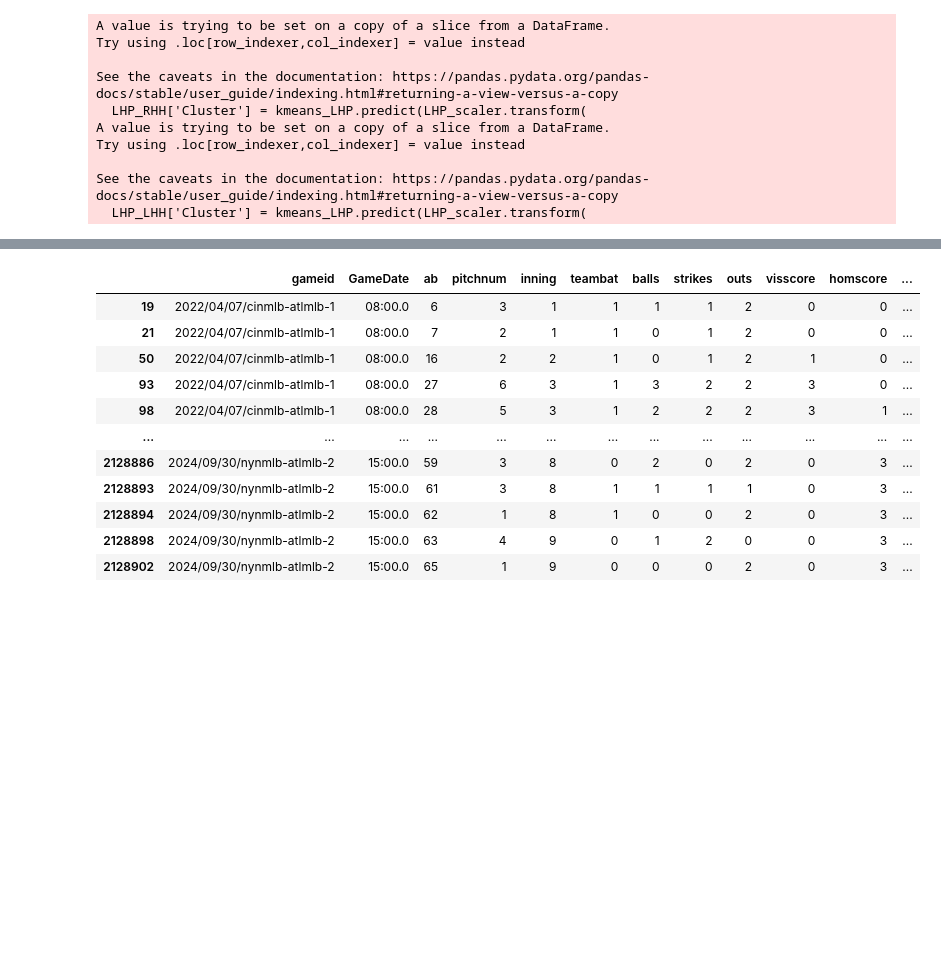
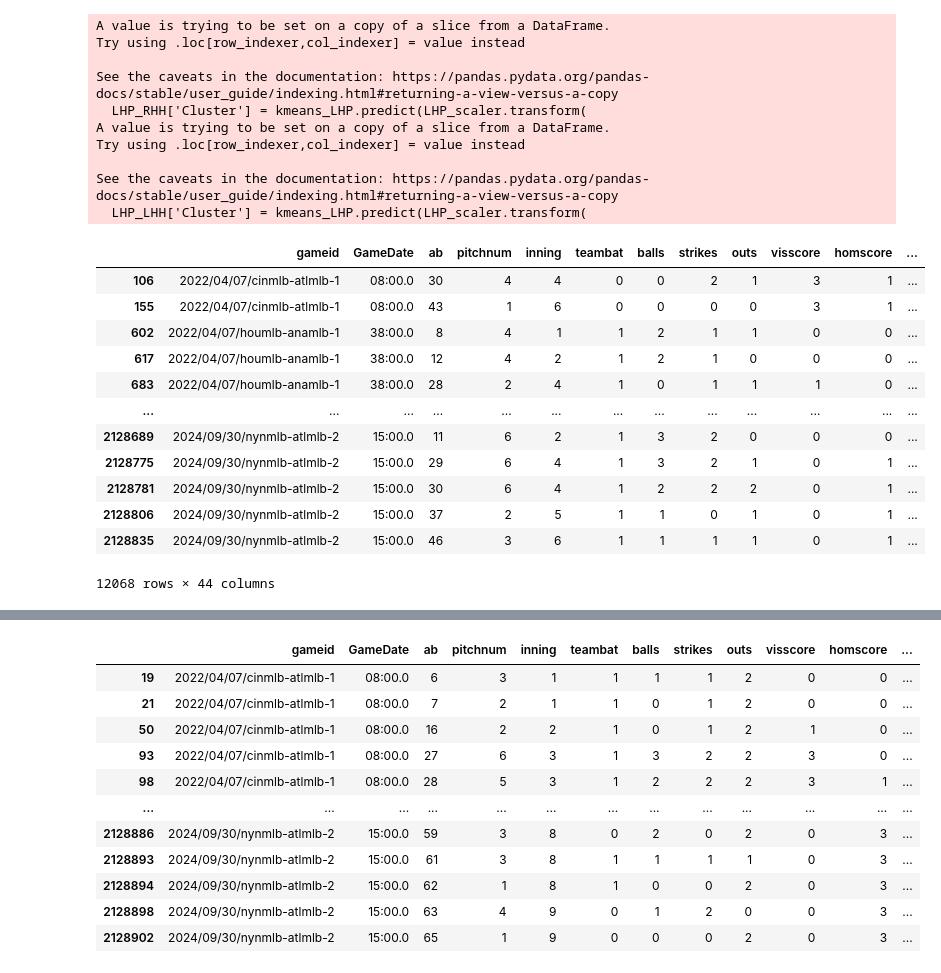
Before and after one commit to jayirby2/Team1STA4950, a Jupyter notebook: analysis.ipynb, the cells around one changed output, grey strips where cells are left out. Saved outputs shown, nothing was run; the diff lists cells and outputs as text; code cells hidden in the pictures; blank space fills up the shorter version.

```diff
--- a/analysis.ipynb
+++ b/analysis.ipynb
@@ -1195,6 +1248,22 @@ Try using .loc[row_indexer,col_indexer] = value instead
 
 See the caveats in the documentation: https://pandas.pydata.org/pandas-docs/stable/user_guide/indexing.html#returning-a-view-versus-a-copy
   LHP_LHH['Cluster'] = kmeans_LHP.predict(LHP_scaler.transform(
+# %%
+LHP_RHH[LHP_RHH['pitchname_desc'] == 'Sinker']
+# %% [output]
+|  | gameid | GameDate | ab | pitchnum | inning | teambat | balls | strikes | outs | visscore | homscore | ... |
+| 106 | 2022/04/07/cinmlb-atlmlb-1 | 08:00.0 | 30 | 4 | 4 | 0 | 0 | 2 | 1 | 3 | 1 | ... |
+| 155 | 2022/04/07/cinmlb-atlmlb-1 | 08:00.0 | 43 | 1 | 6 | 0 | 0 | 0 | 0 | 3 | 1 | ... |
+| 602 | 2022/04/07/houmlb-anamlb-1 | 38:00.0 | 8 | 4 | 1 | 1 | 2 | 1 | 1 | 0 | 0 | ... |
+| 617 | 2022/04/07/houmlb-anamlb-1 | 38:00.0 | 12 | 4 | 2 | 1 | 2 | 1 | 0 | 0 | 0 | ... |
+| 683 | 2022/04/07/houmlb-anamlb-1 | 38:00.0 | 28 | 2 | 4 | 1 | 0 | 1 | 1 | 1 | 0 | ... |
+| ... | ... | ... | ... | ... | ... | ... | ... | ... | ... | ... | ... | ... |
+| 2128689 | 2024/09/30/nynmlb-atlmlb-2 | 15:00.0 | 11 | 6 | 2 | 1 | 3 | 2 | 0 | 0 | 0 | ... |
+| 2128775 | 2024/09/30/nynmlb-atlmlb-2 | 15:00.0 | 29 | 6 | 4 | 1 | 3 | 2 | 1 | 0 | 1 | ... |
+| 2128781 | 2024/09/30/nynmlb-atlmlb-2 | 15:00.0 | 30 | 6 | 4 | 1 | 2 | 2 | 2 | 0 | 1 | ... |
+| 2128806 | 2024/09/30/nynmlb-atlmlb-2 | 15:00.0 | 37 | 2 | 5 | 1 | 1 | 0 | 1 | 0 | 1 | ... |
+| 2128835 | 2024/09/30/nynmlb-atlmlb-2 | 15:00.0 | 46 | 3 | 6 | 1 | 1 | 1 | 1 | 0 | 1 | ... |
+12068 rows × 44 columns
 # %%
 # Investigating specific pitch clusters
 for i in range(5):
```
Also changed, not shown: parts of 26 cells of this notebook.
